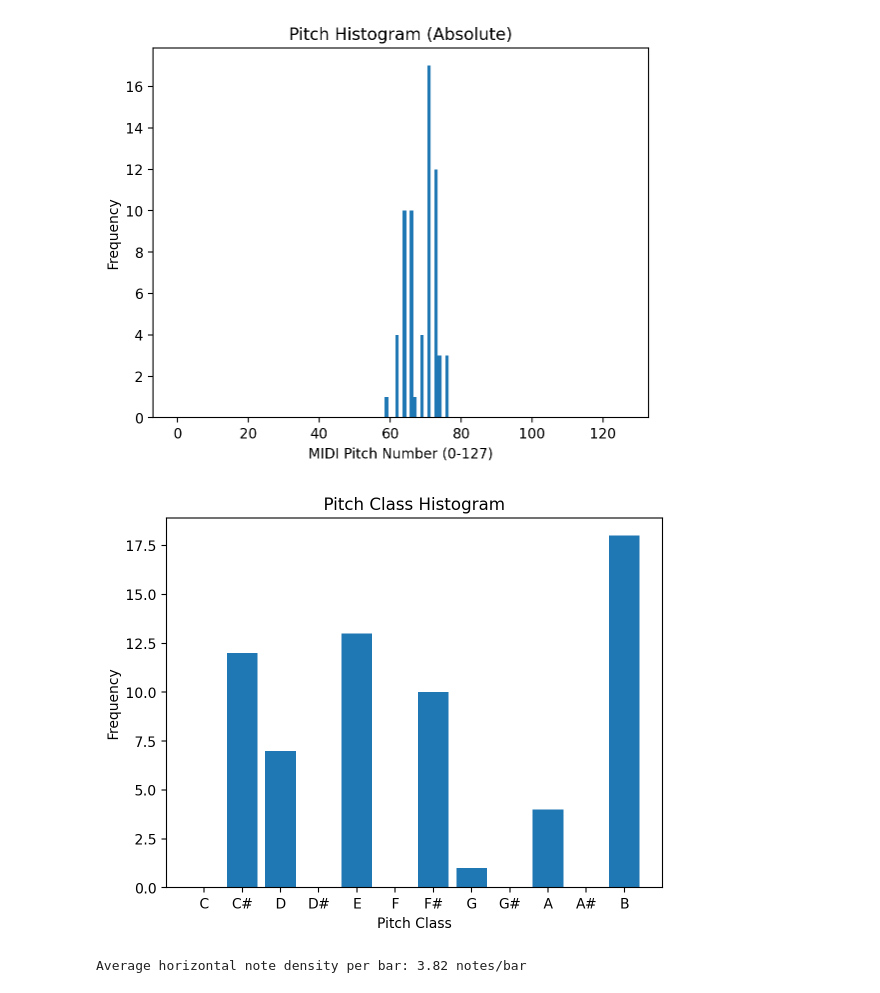
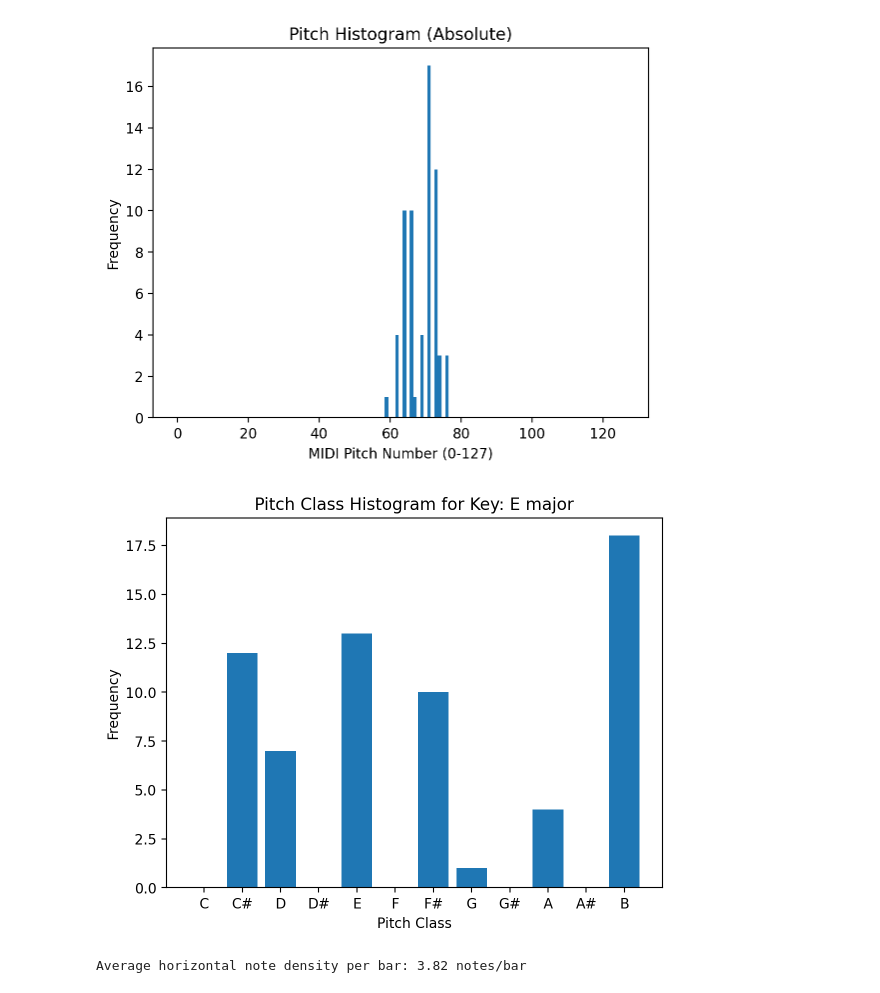
Before and after one commit to lyumeilin01/Research, a Jupyter notebook: feature/feature_extract.ipynb, the cells around one changed output. Saved outputs shown, nothing was run; the diff lists cells and outputs as text; code cells hidden in the pictures.

```diff
--- a/feature/feature_extract.ipynb
+++ b/feature/feature_extract.ipynb
@@ -26,37 +28,3 @@ Pitch: 73, Start: 34.1073355, End: 34.447782375, Velocity: 64
 Pitch: 64, Start: 34.382565, End: 35.426043, Velocity: 52
 Pitch: 71, Start: 34.382565, End: 36.817623999999995, Velocity: 60
 Pitch: 64, Start: 35.426043, End: 37.097998, Velocity: 44
-# %%
-import pretty_midi
-import numpy as np
-import matplotlib.pyplot as plt
-
-# Load MIDI file
-midi_data = pretty_midi.PrettyMIDI(path)
-
-# Get all note start times
-note_start_times = []
-for instrument in midi_data.instruments:
-    if not instrument.is_drum:
-        for note in instrument.notes:
-            note_start_times.append(note.start)
-
-# Convert to numpy array for easier processing
-note_start_times = np.array(note_start_times)
-
-# Define bin size (e.g., 1 second)
-bin_size = 1.0
-max_time = midi_data.get_end_time()
-
-# Create bins
-bins = np.arange(0, max_time + bin_size, bin_size)
-
-# Count notes in each bin
-note_density, _ = np.histogram(note_start_times, bins=bins)
-
-# Plot
-plt.bar(bins[:-1], note_density, width=bin_size, align='edge')
-plt.xlabel('Time (s)')
-plt.ylabel('Notes per second')
-plt.title('Horizontal Note Density (Notes per Second)')
-plt.show()
@@ -106,22 +67,22 @@ plt.show()
 # %%
 # Compute pitch classes
 pitch_classes = pitches % 12
 
 # Create histogram bins (0-11)
 bins_pc = np.arange(13)
 
 # Count occurrences
 hist_pc, _ = np.histogram(pitch_classes, bins=bins_pc)
 
 # Map pitch classes to note names for x-axis
 pitch_class_names = ['C', 'C#', 'D', 'D#', 'E', 'F',
                      'F#', 'G', 'G#', 'A', 'A#', 'B']
 
 # Plot
 plt.bar(pitch_class_names, hist_pc)
 plt.xlabel('Pitch Class')
 plt.ylabel('Frequency')
-plt.title('Pitch Class Histogram')
+plt.title(f"Pitch Class Histogram for Key: {key_signature}")
 plt.show()
 # %% [output]
-[figure, old version]
+[figure, new version]
```
Also changed, not shown: parts of 13 cells of this notebook, 9 other files.
